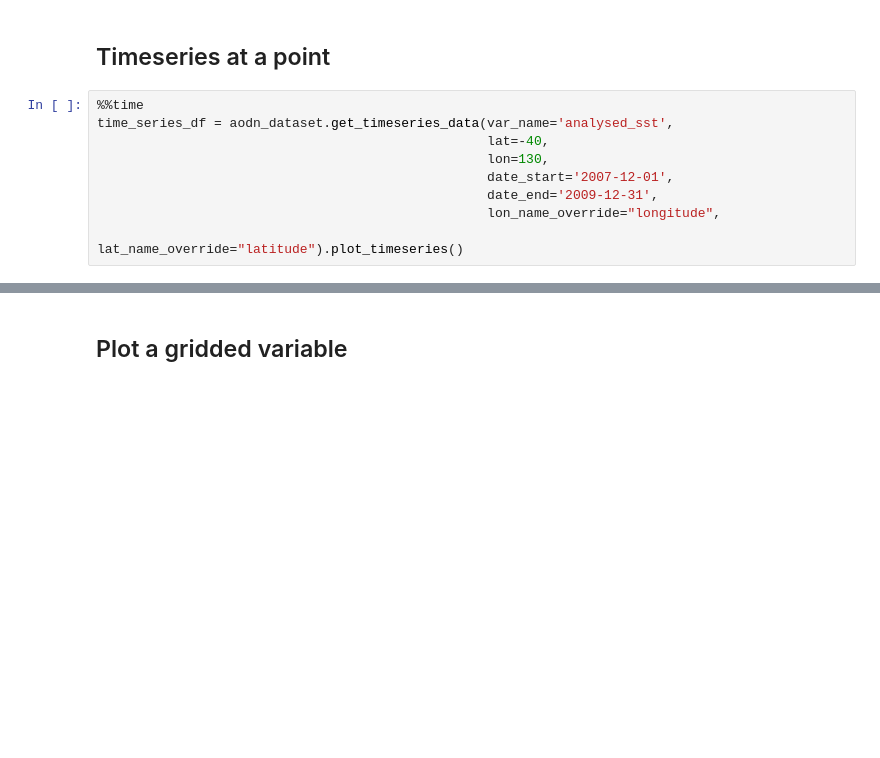
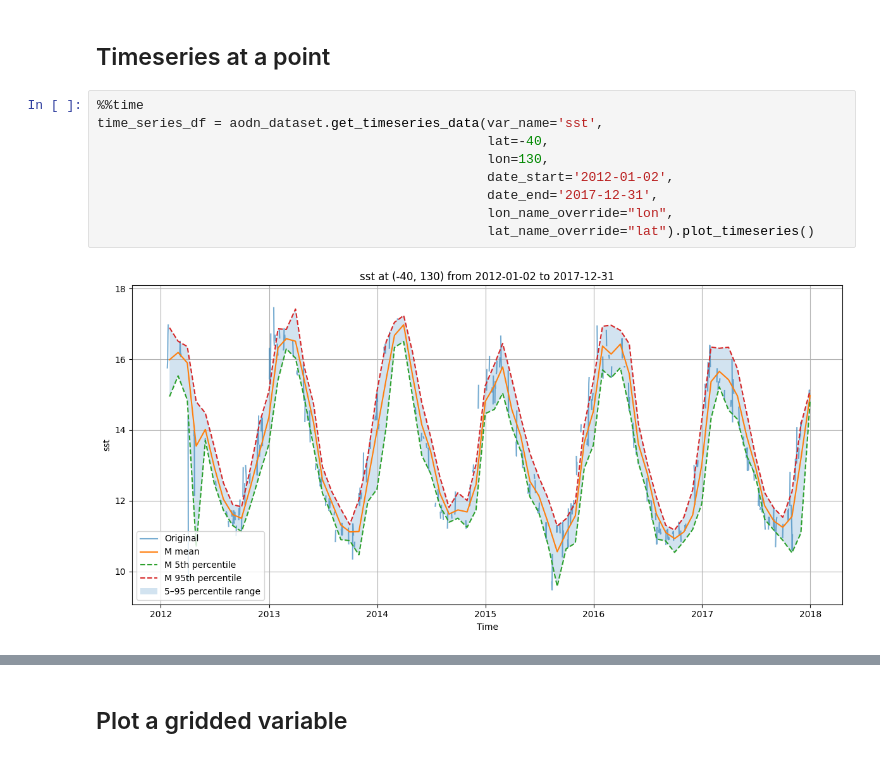
Before and after one commit to aodn/aodn_cloud_optimised, a Jupyter notebook: notebooks/satellite_austemp_sst_8day.ipynb, the cells around one changed output, grey strips where cells are left out. Saved outputs shown, nothing was run; the diff lists cells and outputs as text; blank space fills up the shorter version.

```diff
--- a/notebooks/satellite_austemp_sst_8day.ipynb
+++ b/notebooks/satellite_austemp_sst_8day.ipynb
@@ -66,10 +76,12 @@ aodn_dataset.plot_time_coverage()
 ## Timeseries at a point
 # %%
 %%time
-time_series_df = aodn_dataset.get_timeseries_data(var_name='analysed_sst',
+time_series_df = aodn_dataset.get_timeseries_data(var_name='sst',
                                                   lat=-40,
                                                   lon=130,
-                                                  date_start='2007-12-01',
-                                                  date_end='2009-12-31',
-                                                  lon_name_override="longitude",
-                                                  lat_name_override="latitude").plot_timeseries()
+                                                  date_start='2012-01-02',
+                                                  date_end='2017-12-31',
+                                                  lon_name_override="lon",
+                                                  lat_name_override="lat").plot_timeseries()
+# %% [output]
+[figure, added]
```
Also changed, not shown: parts of 8 cells of this notebook, 1 other file.
